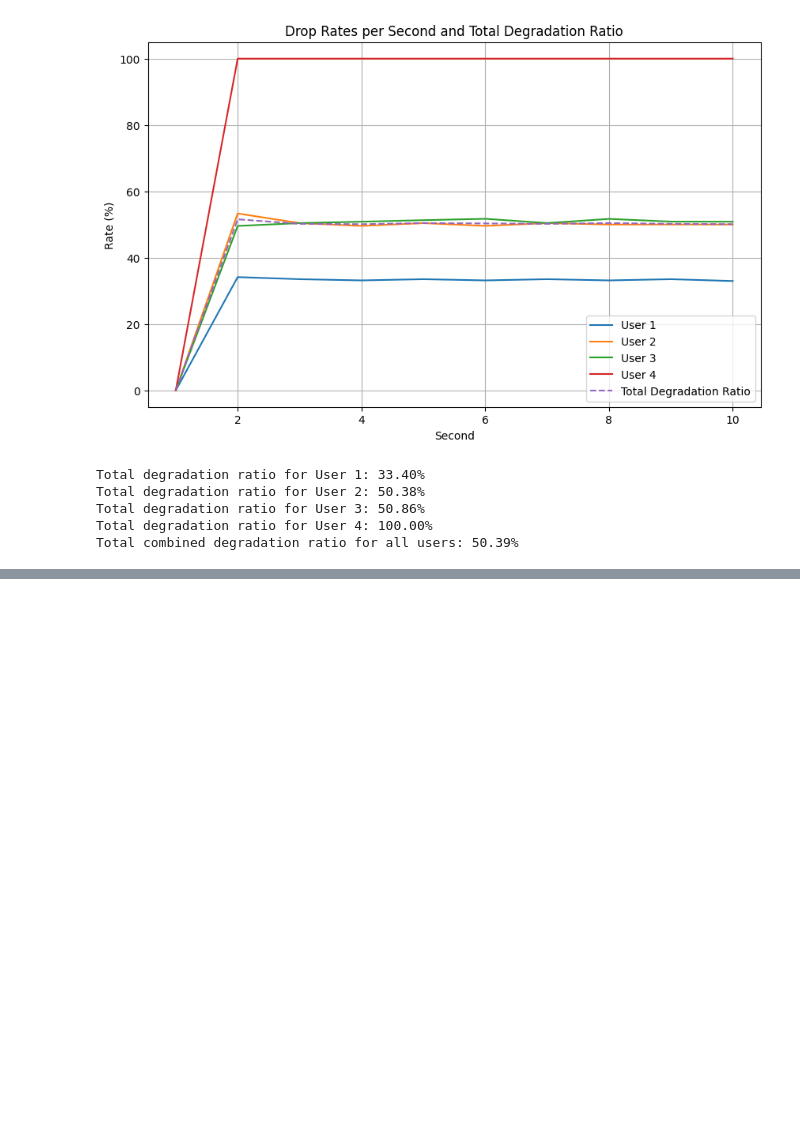
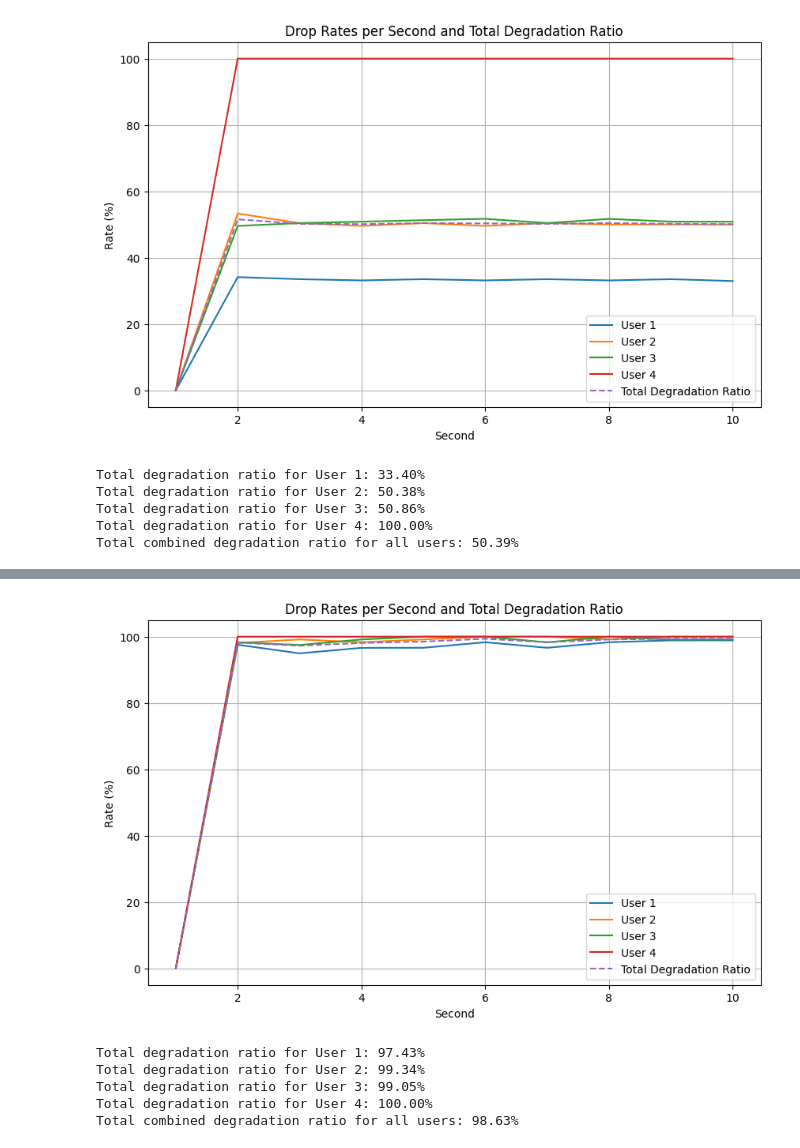
Before and after one commit to duclingg/NS2-Trace-Parser, a Jupyter notebook: parser.ipynb, the cells around one changed output, grey strips where cells are left out. Saved outputs shown, nothing was run; the diff lists cells and outputs as text; code cells hidden in the pictures; blank space fills up the shorter version.

```diff
--- a/parser.ipynb
+++ b/parser.ipynb
@@ -165,0 +92,74 @@ Total combined degradation ratio for all users: 78.88%
+# %%
+# Testing using hard-coded data
+
+import math
+import matplotlib.pyplot as plt
+
+# Hardcoded dropped packets and sent packets data for each user node and each second
+dropped_packets = {
+    '0.0': {2: 160, 3: 170, 4: 172, 5: 173, 6: 175, 7: 173, 8: 175, 9: 177, 10: 177},
+    '1.0': {2: 103, 3: 118, 4: 117, 5: 118, 6: 119, 7: 119, 8: 119, 9: 118, 10: 120},
+    '2.0': {2: 115, 3: 116, 4: 117, 5: 115, 6: 116, 7: 115, 8: 118, 9: 113, 10: 117},
+    '3.0': {2: 60, 3: 59, 4: 60, 5: 59, 6: 60, 7: 59, 8: 60, 9: 59, 10: 60}
+}
+
+sent_packets = {
+    '0.0': {2: 164, 3: 179, 4: 178, 5: 179, 6: 178, 7: 179, 8: 178, 9: 179, 10: 179},
+    '1.0': {2: 105, 3: 119, 4: 119, 5: 119, 6: 119, 7: 119, 8: 120, 9: 118, 10: 120},
+    '2.0': {2: 117, 3: 119, 4: 118, 5: 115, 6: 116, 7: 117, 8: 118, 9: 114, 10: 118},
+    '3.0': {2: 60, 3: 59, 4: 60, 5: 59, 6: 60, 7: 59, 8: 60, 9: 59, 10: 60}
+}
+
+# Calculate drop rates per second for each user node
+drop_rates = {}
+for node in dropped_packets.keys():
+    drop_rates[node] = []
+    for second in range(1, max(max(dropped_packets[node], default=0), max(sent_packets[node], default=0)) + 1):
+        dropped = dropped_packets[node].get(second, 0)
+        sent = sent_packets[node].get(second, 0)
+        drop_rate = (dropped / sent) * 100 if sent > 0 else 0  # Avoid division by zero
+        drop_rates[node].append(drop_rate)
+
+# Plot drop rates per second for each user node
+plt.figure(figsize=(10, 6))
+for node, rates in drop_rates.items():
+    user_number = int(node.split('.')[0]) + 1
+    plt.plot(range(1, len(rates) + 1), rates, label=f'User {user_number}')
+
+# Calculate and plot the total degradation ratio over time
+total_dropped = [sum(dropped_packets[node].get(second, 0) for node in dropped_packets.keys()) for second in range(1, max(max(dropped_packets[node], default=0), max(sent_packets[node], default=0)) + 1)]
+total_sent = [sum(sent_packets[node].get(second, 0) for node in sent_packets.keys()) for second in range(1, max(max(dropped_packets[node], default=0), max(sent_packets[node], default=0)) + 1)]
+total_degradation_ratio = [(total_dropped[i] / total_sent[i]) * 100 if total_sent[i] > 0 else 0 for i in range(len(total_dropped))]
+plt.plot(range(1, len(total_degradation_ratio) + 1), total_degradation_ratio, label='Total Degradation Ratio', linestyle='--')
+
+plt.xlabel('Second')
+plt.ylabel('Rate (%)')
+plt.title('Drop Rates per Second and Total Degradation Ratio')
+plt.legend()
+plt.grid(True)
+plt.show()
+
+# Print total degradation ratio percentages for each user
+for node in dropped_packets.keys():
+    total_dropped = sum(dropped_packets[node].values())
+    total_sent = sum(sent_packets[node].values())
+    degradation_ratio = (total_dropped / total_sent) * 100 if total_sent > 0 else 0
+    user_number = int(node.split('.')[0]) + 1
+    print(f'Total degradation ratio for User {user_number}: {degradation_ratio:.2f}%')
+
+# Calculate total dropped and total sent packets for all users combined
+total_dropped_combined = sum(sum(dropped_packets[node].values()) for node in dropped_packets.keys())
+total_sent_combined = sum(sum(sent_packets[node].values()) for node in sent_packets.keys())
+
+# Calculate total combined degradation ratio
+total_degradation_ratio_combined = (total_dropped_combined / total_sent_combined) * 100 if total_sent_combined > 0 else 0
+
+# Print total combined degradation ratio
+print(f'Total combined degradation ratio for all users: {total_degradation_ratio_combined:.2f}%')
+# %% [output]
+[figure, added]
+Total degradation ratio for User 1: 97.43%
+Total degradation ratio for User 2: 99.34%
+Total degradation ratio for User 3: 99.05%
+Total degradation ratio for User 4: 100.00%
+Total combined degradation ratio for all users: 98.63%
```
Also changed, not shown: parts of 1 cell of this notebook.
